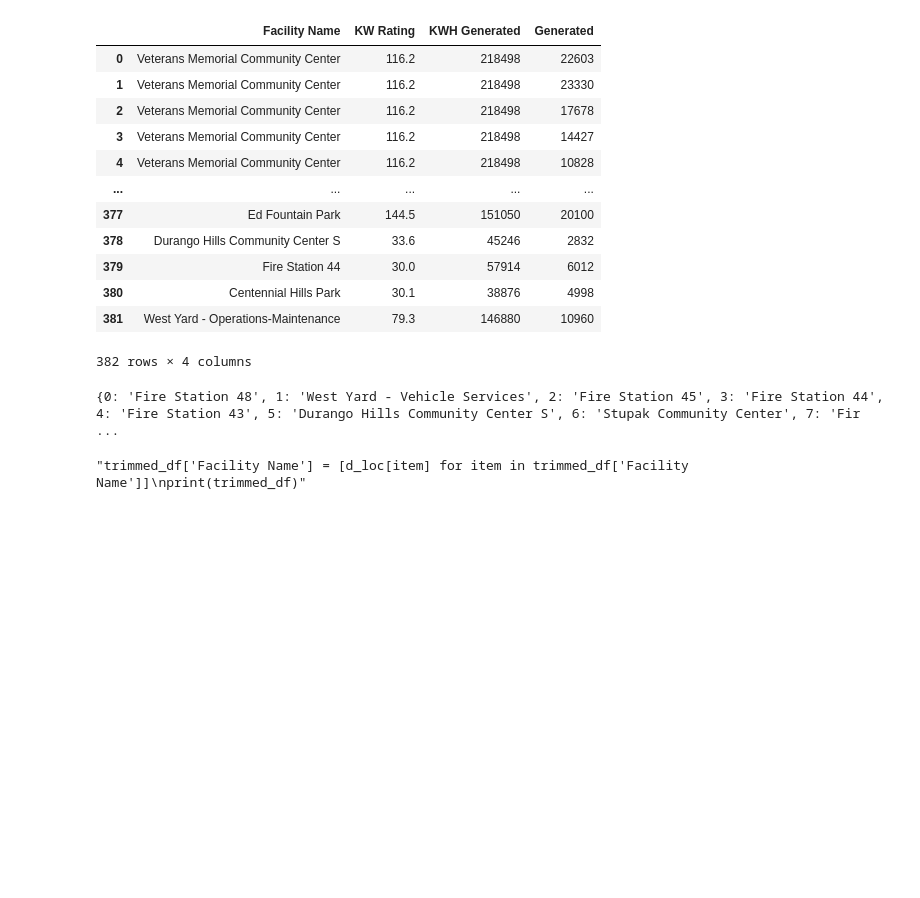
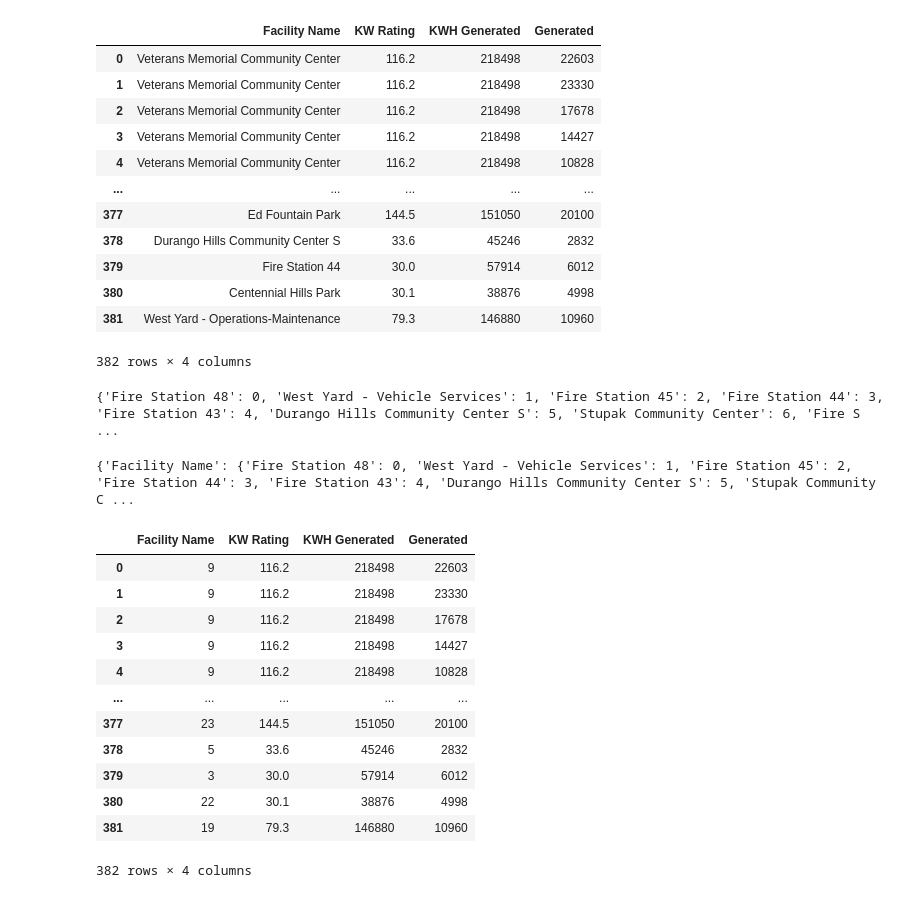
Before and after one commit to gautumsvp7/SolarDataSetPublic, a Jupyter notebook: Solar_Dataset.ipynb, the cells around one changed output. Saved outputs shown, nothing was run; the diff lists cells and outputs as text; code cells hidden in the pictures; blank space fills up the shorter version.

Commit message:
Finally implemented names in dictionary

```diff
--- a/Solar_Dataset.ipynb
+++ b/Solar_Dataset.ipynb
@@ -156,13 +157,9 @@ list_loc = list(f_names)
 d_loc = {}
 ni = 0
 for i in list_loc:
-  d_loc[ni] = i
+  d_loc[i] = ni
   ni += 1
 print(d_loc)
+#print(f_names)
 # %% [output]
-{0: 'Fire Station 48', 1: 'West Yard - Vehicle Services', 2: 'Fire Station 45', 3: 'Fire Station 44', 4: 'Fire Station 43', 5: 'Durango Hills Community Center S', 6: 'Stupak Community Center', 7: 'Fir ...
+{'Fire Station 48': 0, 'West Yard - Vehicle Services': 1, 'Fire Station 45': 2, 'Fire Station 44': 3, 'Fire Station 43': 4, 'Durango Hills Community Center S': 5, 'Stupak Community Center': 6, 'Fire S ...
-# %%
-'''trimmed_df['Facility Name'] = [d_loc[item] for item in trimmed_df['Facility Name']]
-print(trimmed_df)'''
-# %% [output]
-"trimmed_df['Facility Name'] = [d_loc[item] for item in trimmed_df['Facility Name']]\nprint(trimmed_df)"
@@ -172,0 +166,23 @@ final_df = pd.Series
+# %%
+test_df = trimmed_df
+# %%
+nest_d = {'Facility Name':d_loc}
+print(nest_d)
+# %% [output]
+{'Facility Name': {'Fire Station 48': 0, 'West Yard - Vehicle Services': 1, 'Fire Station 45': 2, 'Fire Station 44': 3, 'Fire Station 43': 4, 'Durango Hills Community Center S': 5, 'Stupak Community C ...
+# %%
+test_df.replace(to_replace = nest_d, value= None)
+# %% [output]
+|  | Facility Name | KW Rating | KWH Generated | Generated |
+| 0 | 9 | 116.2 | 218498 | 22603 |
+| 1 | 9 | 116.2 | 218498 | 23330 |
+| 2 | 9 | 116.2 | 218498 | 17678 |
+| 3 | 9 | 116.2 | 218498 | 14427 |
+| 4 | 9 | 116.2 | 218498 | 10828 |
+| ... | ... | ... | ... | ... |
+| 377 | 23 | 144.5 | 151050 | 20100 |
+| 378 | 5 | 33.6 | 45246 | 2832 |
+| 379 | 3 | 30.0 | 57914 | 6012 |
+| 380 | 22 | 30.1 | 38876 | 4998 |
+| 381 | 19 | 79.3 | 146880 | 10960 |
+382 rows × 4 columns
```
Also changed, not shown: parts of 3 cells of this notebook.
